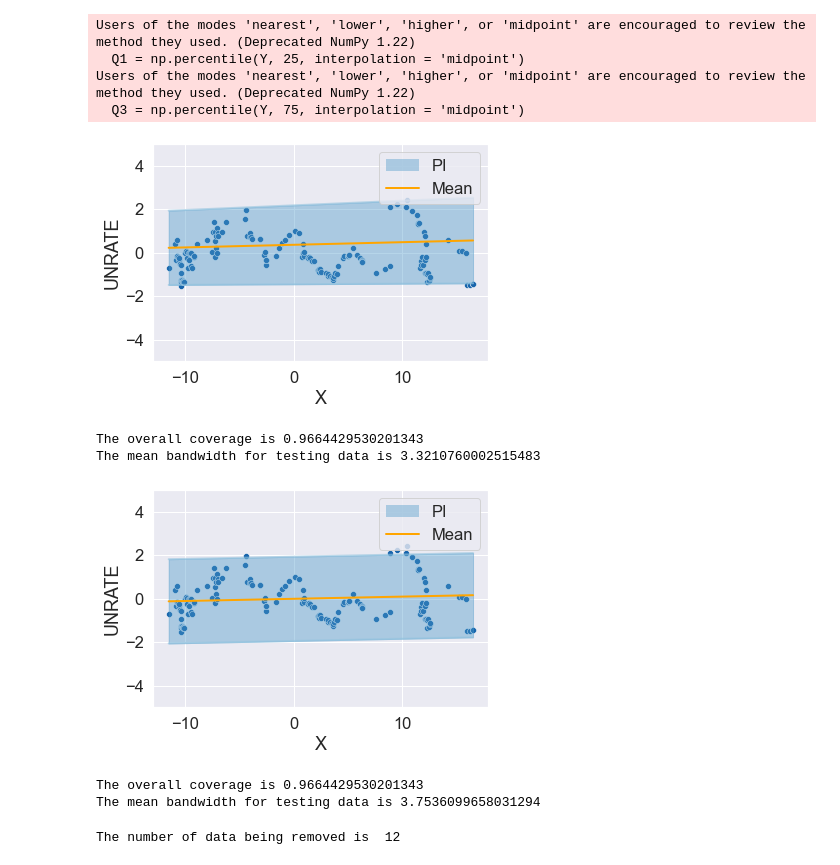
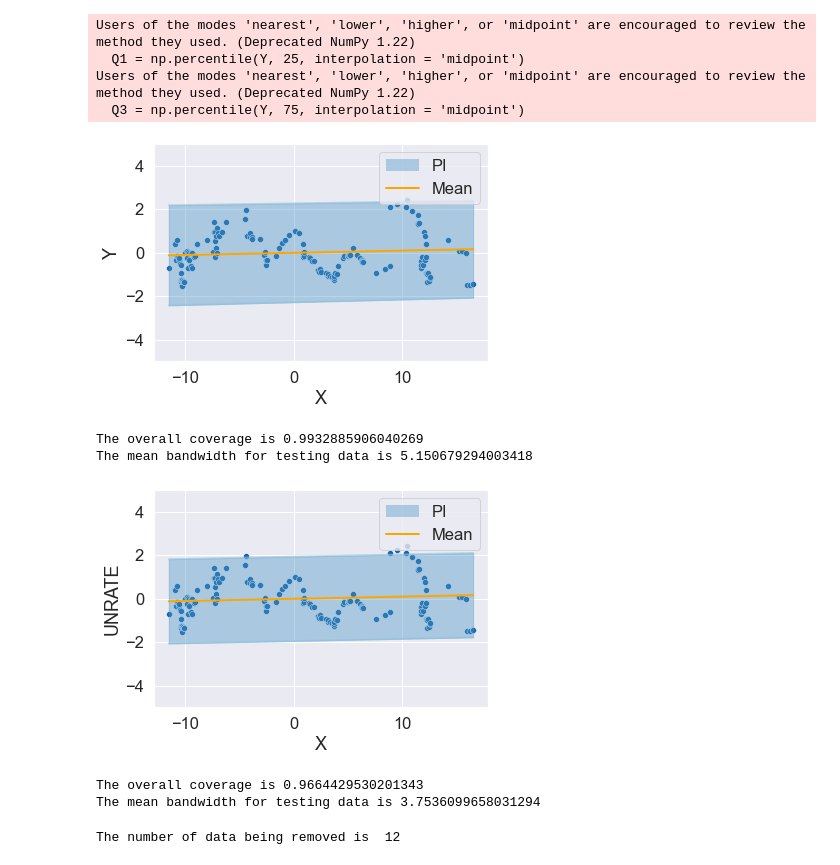
Before and after one commit to JiaweiGe0416/PI, a Jupyter notebook: FRED-MD other methods.ipynb, the cells around one changed output. Drawn from its saved outputs; the diff is of its cells as text; code cells hidden in the pictures.

```diff
--- a/FRED-MD other methods.ipynb
+++ b/FRED-MD other methods.ipynb
@@ -97,30 +97,62 @@ Users of the modes 'nearest', 'lower', 'higher', or 'midpoint' are encouraged to
   Q3 = np.percentile(Y, 75, interpolation = 'midpoint')
 # %%
 # LQR
-train_idx = int(Data.shape[0] * 0.8)
-train_data, test_data = np.split(Data, [train_idx])
+lin_idx = int(Data.shape[0] * 0.4)
+quantile_idx = int(Data.shape[0] * 0.8)
+lin_data, quantile_data, test_data = np.split(Data, [lin_idx, quantile_idx])
 
-X_train = train_data[:,0].reshape(-1,1)
-Y_train = train_data[:,1].reshape(-1,1)
+X_lin = lin_data[:,0].reshape(-1,1)
+Y_lin = lin_data[:,1].reshape(-1,1)
+y_lin = Y_lin[:,0]
+X_quantile = quantile_data[:,0].reshape(-1,1)
+Y_quantile = quantile_data[:,1].reshape(-1,1)
 X_test = test_data[:,0].reshape(-1,1)
 Y_test = test_data[:,1].reshape(-1,1)
 
+# Fit a linear regression model to estimate the mean
+model_mean = LinearRegression().fit(X_lin, y_lin)
+
+# Estimate the quantile
+M_quantile = model_mean.predict(X_quantile).reshape(-1,1)
+
 alpha = 0.05
 
-model1 = QuantileRegressor(quantile=1-(alpha/2), alpha=0)
-model1.fit(X_train, Y_train)
-y1 = model1.predict(X_test)
+model_quantile = QuantileRegressor(quantile=1-(alpha/2), alpha=0)
+model_quantile.fit(X_quantile, Y_quantile-M_quantile)
+Q_test = model_quantile.predict(X_test)
 
-model2 = QuantileRegressor(quantile=alpha/2, alpha=0)
-model2.fit(X_train, Y_train)
-y2= model2.predict(X_test)
 
-M_test = (y1+y2)/2
+M_test = model_mean.predict(X_test)
 M_test = M_test.reshape(-1,1)
-V_test = ((y1-y2)/2)**2
+V_test = Q_test**2
 V_test = V_test.reshape(-1,1)
 
-my_plot(X_test,Y_test,M_test,V_test,X_axis = "X", Y_axis = Y_axis,ylim = [-5,5])
+my_plot(X_test,Y_test,M_test,V_test,ylim=[-5,5])
+
+# train_idx = int(Data.shape[0] * 0.8)
+# train_data, test_data = np.split(Data, [train_idx])
+
+# X_train = train_data[:,0].reshape(-1,1)
+# Y_train = train_data[:,1].reshape(-1,1)
+# X_test = test_data[:,0].reshape(-1,1)
+# Y_test = test_data[:,1].reshape(-1,1)
+
+# alpha = 0.05
+
+# model1 = QuantileRegressor(quantile=1-(alpha/2), alpha=0)
+# model1.fit(X_train, Y_train)
+# y1 = model1.predict(X_test)
+
+# model2 = QuantileRegressor(quantile=alpha/2, alpha=0)
+# model2.fit(X_train, Y_train)
+# y2= model2.predict(X_test)
+
+# M_test = (y1+y2)/2
+# M_test = M_test.reshape(-1,1)
+# V_test = ((y1-y2)/2)**2
+# V_test = V_test.reshape(-1,1)
+
+# my_plot(X_test,Y_test,M_test,V_test,X_axis = "X", Y_axis = Y_axis,ylim = [-5,5])
 
 
 # SplitCF
@@ -136,36 +168,36 @@ Y_lin = lin_data[:,1].reshape(-1,1)
 y_lin = Y_lin[:,0]
 X_res = res_data[:,0].reshape(-1,1)
 Y_res = res_data[:,1].reshape(-1,1)
 y_res = Y_res[:,0]
 X_test = test_data[:,0].reshape(-1,1)
 Y_test = test_data[:,1].reshape(-1,1)
 y_test = Y_test[:,0]
 
 model = LinearRegression().fit(X_lin, y_lin)
 
 
 # Calculate the conformity scores
 y_res_pred = model.predict(X_res)
 residuals = np.abs(y_res - y_res_pred)
 
 alpha = 0.05  # 95% confidence level
 k = int((1 - alpha) * len(y_lin))
 residuals_sorted = np.sort(residuals)
 threshold = residuals_sorted[k]
 
 # Calculate the prediction interval
 m_test = model.predict(X_test)
 M_test = m_test.reshape(-1,1)
 v_test = (threshold**2)*np.ones(len(m_test))
 V_test = v_test.reshape(-1,1)
 
 
 # plot
 my_plot(X_test,Y_test,M_test,V_test,X_axis = "X", Y_axis = Y_axis,ylim = [-5,5])
 # %% [output]
-[figure, old version]
+[figure, new version]
-The overall coverage is 0.9664429530201343
-The mean bandwidth for testing data is 3.3210760002515483
+The overall coverage is 0.9932885906040269
+The mean bandwidth for testing data is 5.150679294003418
 [figure]
 The overall coverage is 0.9664429530201343
 The mean bandwidth for testing data is 3.7536099658031294
```
Also changed, not shown: parts of 4 cells of this notebook, 2 other files.
